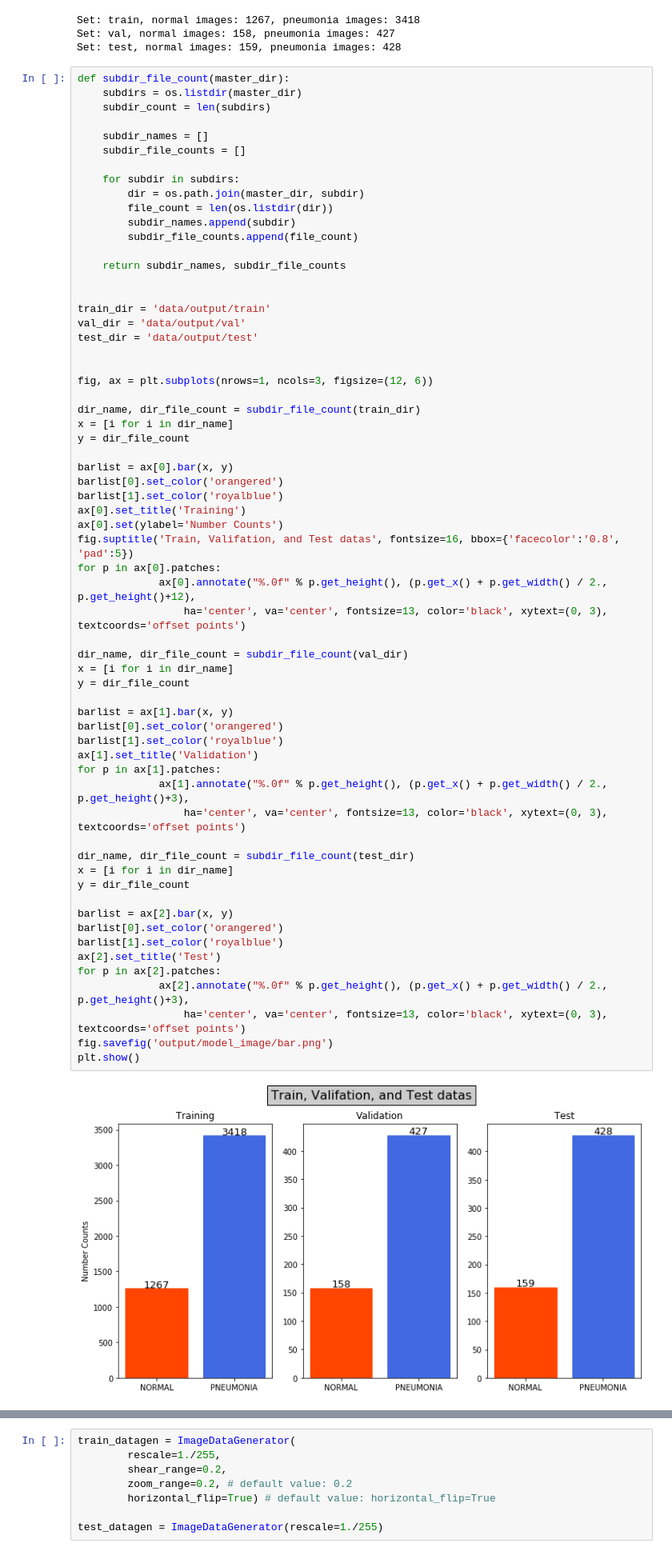
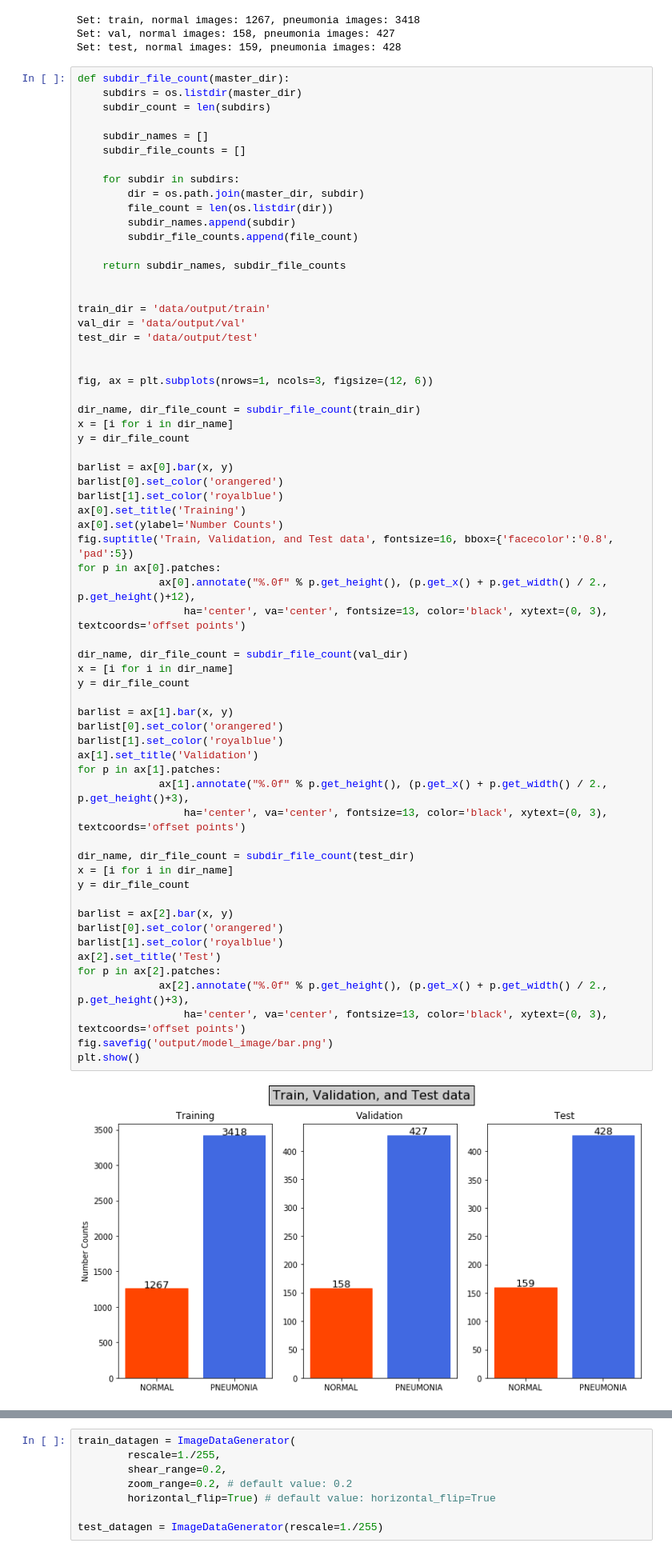
Before and after one commit to masonxmh/Project3, a Jupyter notebook: Anaysis.ipynb, the cells around one changed output, grey strips where cells are left out. Shown at 80% size. Drawn from its saved outputs; the diff is of its cells as text.

```diff
--- a/Anaysis.ipynb
+++ b/Anaysis.ipynb
@@ -149,38 +149,38 @@ barlist[0].set_color('orangered')
 barlist[1].set_color('royalblue')
 ax[0].set_title('Training')
 ax[0].set(ylabel='Number Counts')
-fig.suptitle('Train, Valifation, and Test datas', fontsize=16, bbox={'facecolor':'0.8', 'pad':5})
+fig.suptitle('Train, Validation, and Test data', fontsize=16, bbox={'facecolor':'0.8', 'pad':5})
 for p in ax[0].patches:
              ax[0].annotate("%.0f" % p.get_height(), (p.get_x() + p.get_width() / 2., p.get_height()+12),
                  ha='center', va='center', fontsize=13, color='black', xytext=(0, 3), textcoords='offset points')
 
 dir_name, dir_file_count = subdir_file_count(val_dir)
 x = [i for i in dir_name]
 y = dir_file_count
 
 barlist = ax[1].bar(x, y)
 barlist[0].set_color('orangered')
 barlist[1].set_color('royalblue')
 ax[1].set_title('Validation')
 for p in ax[1].patches:
              ax[1].annotate("%.0f" % p.get_height(), (p.get_x() + p.get_width() / 2., p.get_height()+3),
                  ha='center', va='center', fontsize=13, color='black', xytext=(0, 3), textcoords='offset points')
 
 dir_name, dir_file_count = subdir_file_count(test_dir)
 x = [i for i in dir_name]
 y = dir_file_count
 
 barlist = ax[2].bar(x, y)
 barlist[0].set_color('orangered')
 barlist[1].set_color('royalblue')
 ax[2].set_title('Test')
 for p in ax[2].patches:
              ax[2].annotate("%.0f" % p.get_height(), (p.get_x() + p.get_width() / 2., p.get_height()+3),
                  ha='center', va='center', fontsize=13, color='black', xytext=(0, 3), textcoords='offset points')
 fig.savefig('output/model_image/bar.png')
 plt.show()
 # %% [output]
-[figure, old version]
+[figure, new version]
 # %% [markdown]
 ### Loading Data into Keras Model
 ![Test Image 1](image/generator_structure.jpeg)
```
Also changed, not shown: parts of 2 cells of this notebook, 18 other files.
